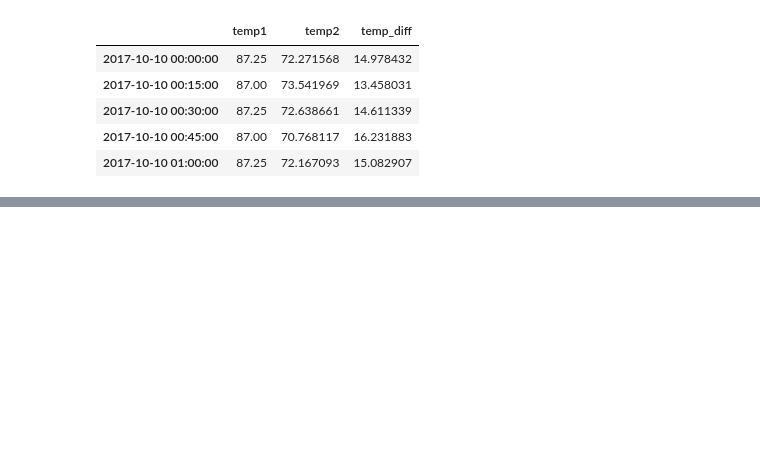
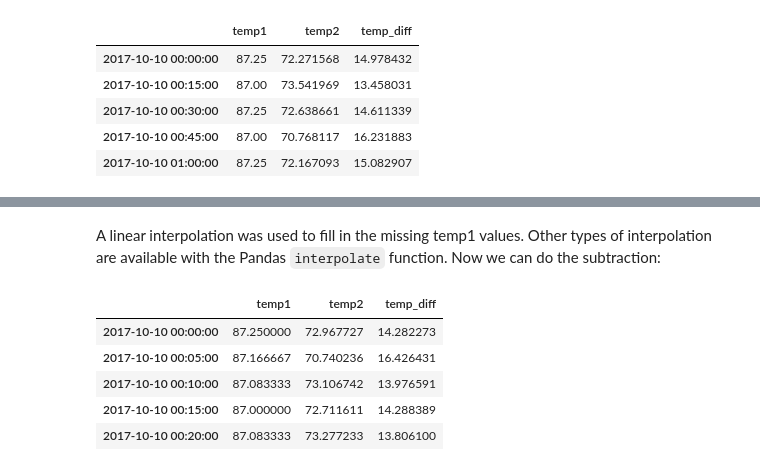
Before and after one commit to alanmitchell/fnsb-benchmark, a Jupyter notebook: ddc/ddc_data_tutorial.ipynb, the cells around one changed output, grey strips where cells are left out. Drawn from its saved outputs; the diff is of its cells as text; code cells hidden in the pictures; blank space fills up the shorter version.

```diff
--- a/ddc/ddc_data_tutorial.ipynb
+++ b/ddc/ddc_data_tutorial.ipynb
@@ -285,0 +300,12 @@ df2.head()
+# %% [markdown]
+A linear interpolation was used to fill in the missing temp1 values.  Other types of interpolation are available with the Pandas `interpolate` function.  Now we can do the subtraction:
+# %%
+df3['temp_diff'] = df3.temp1 - df3.temp2
+df3.head()
+# %% [output]
+|  | temp1 | temp2 | temp_diff |
+| 2017-10-10 00:00:00 | 87.250000 | 72.967727 | 14.282273 |
+| 2017-10-10 00:05:00 | 87.166667 | 70.740236 | 16.426431 |
+| 2017-10-10 00:10:00 | 87.083333 | 73.106742 | 13.976591 |
+| 2017-10-10 00:15:00 | 87.000000 | 72.711611 | 14.288389 |
+| 2017-10-10 00:20:00 | 87.083333 | 73.277233 | 13.806100 |
```
Also changed, not shown: parts of 5 cells of this notebook.
